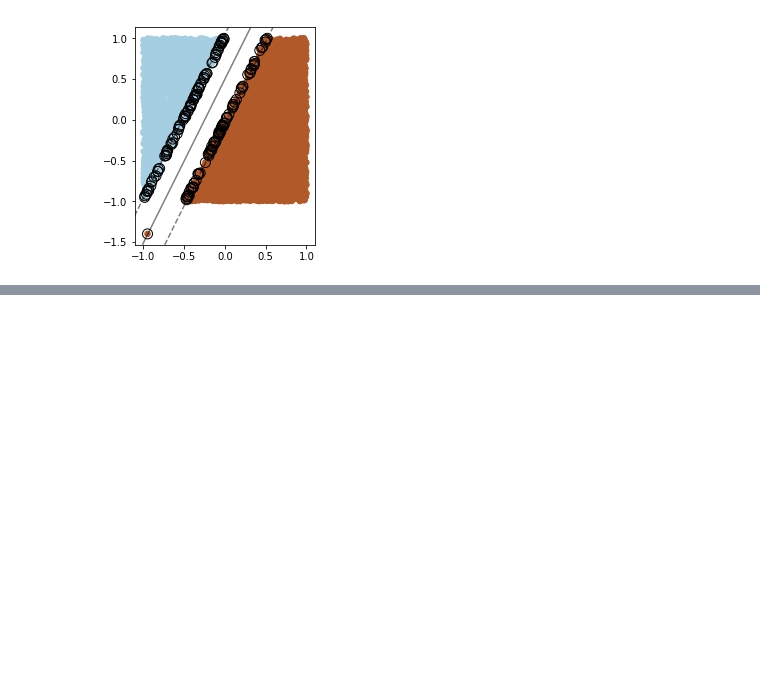
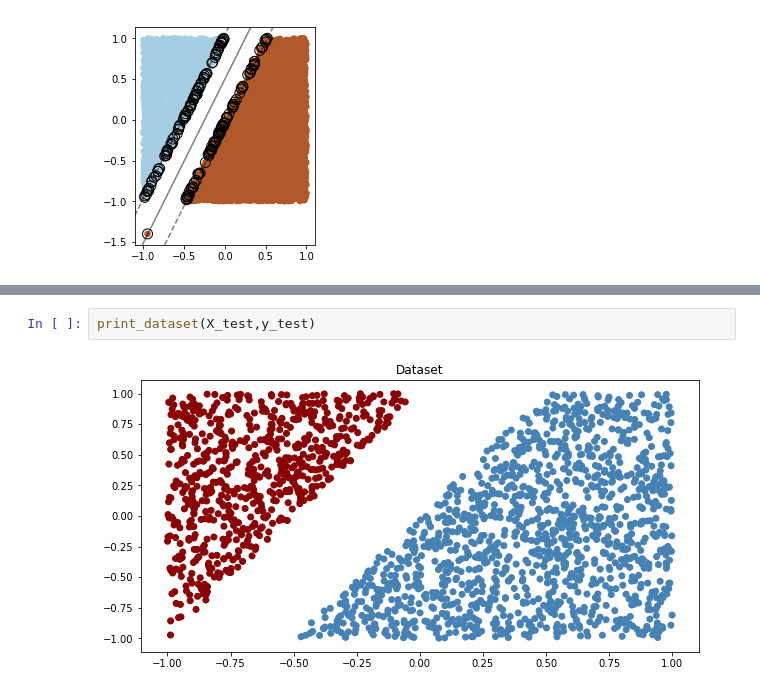
Before and after one commit to vipulpopat/MSCAI_Sem1_Etivity5, a Jupyter notebook: Etivity5_CE6002_9939245.ipynb, the cells around one changed output, grey strips where cells are left out. Drawn from its saved outputs; the diff is of its cells as text; blank space fills up the shorter version.

```diff
--- a/Etivity5_CE6002_9939245.ipynb
+++ b/Etivity5_CE6002_9939245.ipynb
@@ -42,0 +105,4 @@ ax.scatter(clf.best_estimator_.support_vectors_[:, 0], clf.best_estimator_.suppo
+# %%
+print_dataset(X_test,y_test)
+# %% [output]
+[figure, added]
```
Also changed, not shown: parts of 49 cells of this notebook.
